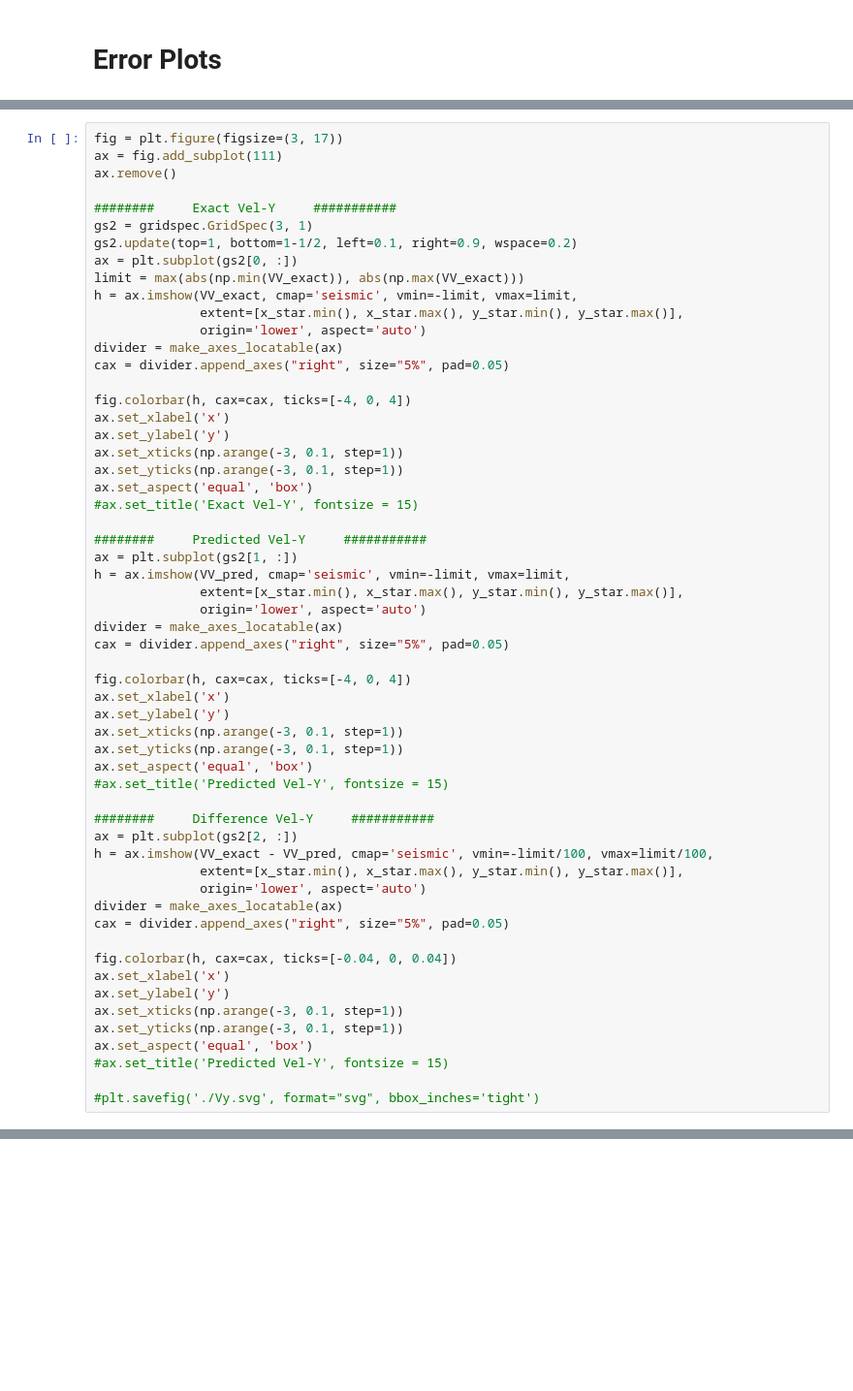
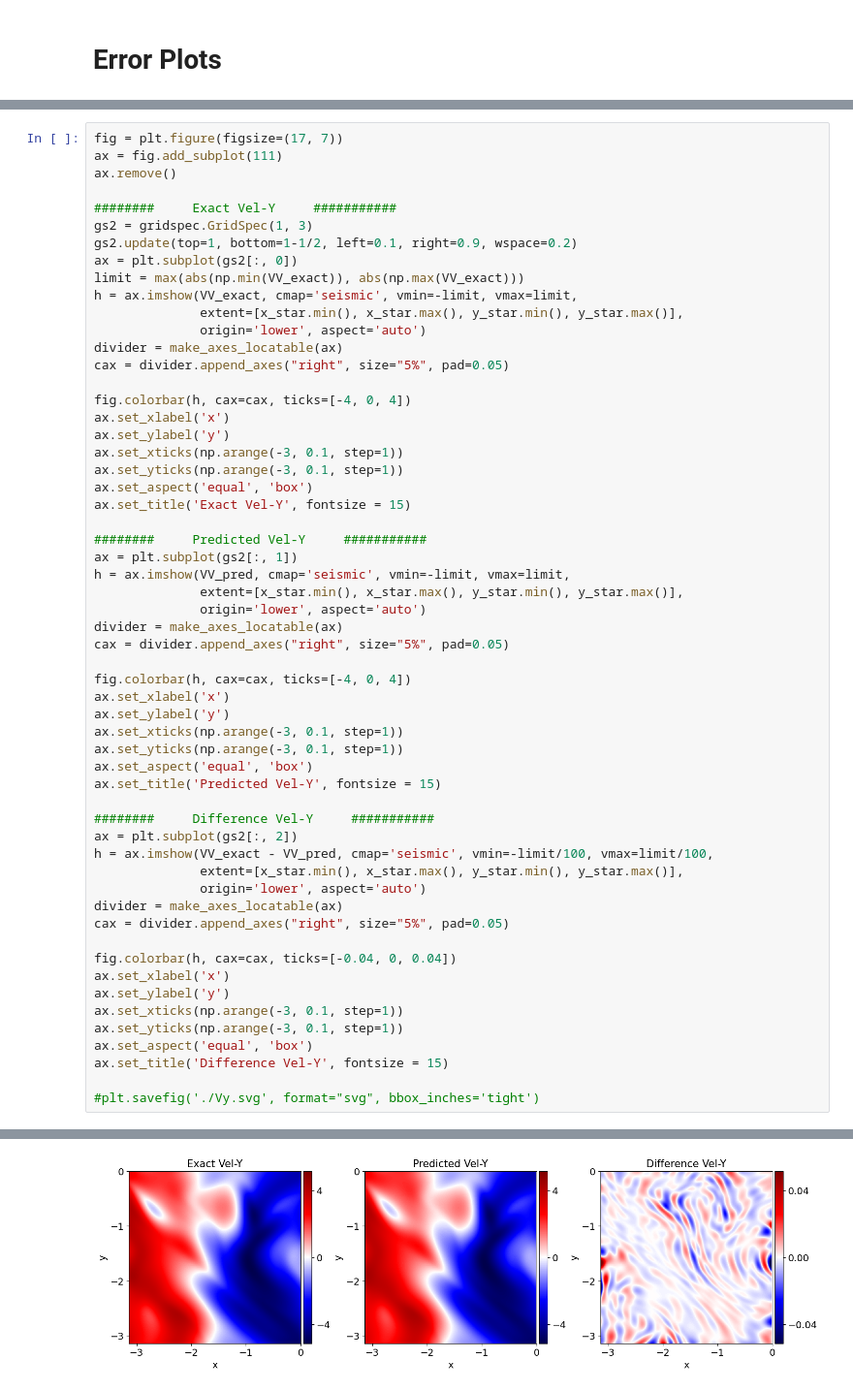
Before and after one commit to parfenyev/2d-turb-PINN, a Jupyter notebook: PINN/PINN.ipynb, the cells around one changed output, grey strips where cells are left out. Shown at 97% size. Cells and saved outputs as stored; diff of their text form; blank space fills up the shorter version.

```diff
--- a/PINN/PINN.ipynb
+++ b/PINN/PINN.ipynb
@@ -802,12 +823,12 @@ ax.set_aspect('equal', 'box')
 # %%
-fig = plt.figure(figsize=(3, 17))
+fig = plt.figure(figsize=(17, 7))
 ax = fig.add_subplot(111)
 ax.remove()
 
 ########     Exact Vel-Y     ###########
-gs2 = gridspec.GridSpec(3, 1)
+gs2 = gridspec.GridSpec(1, 3)
 gs2.update(top=1, bottom=1-1/2, left=0.1, right=0.9, wspace=0.2)
-ax = plt.subplot(gs2[0, :])
+ax = plt.subplot(gs2[:, 0])
 limit = max(abs(np.min(VV_exact)), abs(np.max(VV_exact)))
 h = ax.imshow(VV_exact, cmap='seismic', vmin=-limit, vmax=limit,
               extent=[x_star.min(), x_star.max(), y_star.min(), y_star.max()],
@@ -821,10 +842,10 @@ ax.set_ylabel('y')
 ax.set_xticks(np.arange(-3, 0.1, step=1))
 ax.set_yticks(np.arange(-3, 0.1, step=1))
 ax.set_aspect('equal', 'box')
-#ax.set_title('Exact Vel-Y', fontsize = 15)
+ax.set_title('Exact Vel-Y', fontsize = 15)
 
 ########     Predicted Vel-Y     ###########
-ax = plt.subplot(gs2[1, :])
+ax = plt.subplot(gs2[:, 1])
 h = ax.imshow(VV_pred, cmap='seismic', vmin=-limit, vmax=limit,
               extent=[x_star.min(), x_star.max(), y_star.min(), y_star.max()],
               origin='lower', aspect='auto')
@@ -837,10 +858,10 @@ ax.set_ylabel('y')
 ax.set_xticks(np.arange(-3, 0.1, step=1))
 ax.set_yticks(np.arange(-3, 0.1, step=1))
 ax.set_aspect('equal', 'box')
-#ax.set_title('Predicted Vel-Y', fontsize = 15)
+ax.set_title('Predicted Vel-Y', fontsize = 15)
 
 ########     Difference Vel-Y     ###########
-ax = plt.subplot(gs2[2, :])
+ax = plt.subplot(gs2[:, 2])
 h = ax.imshow(VV_exact - VV_pred, cmap='seismic', vmin=-limit/100, vmax=limit/100,
               extent=[x_star.min(), x_star.max(), y_star.min(), y_star.max()],
               origin='lower', aspect='auto')
@@ -853,6 +874,7 @@ ax.set_ylabel('y')
 ax.set_xticks(np.arange(-3, 0.1, step=1))
 ax.set_yticks(np.arange(-3, 0.1, step=1))
 ax.set_aspect('equal', 'box')
-#ax.set_title('Predicted Vel-Y', fontsize = 15)
+ax.set_title('Difference Vel-Y', fontsize = 15)
 
 #plt.savefig('./Vy.svg', format="svg", bbox_inches='tight')
+# %% [output]
@@ -859 +882,2 @@ ax.set_aspect('equal', 'box')
+[figure, added]
 # %%
```
Also changed, not shown: parts of 14 cells of this notebook.
